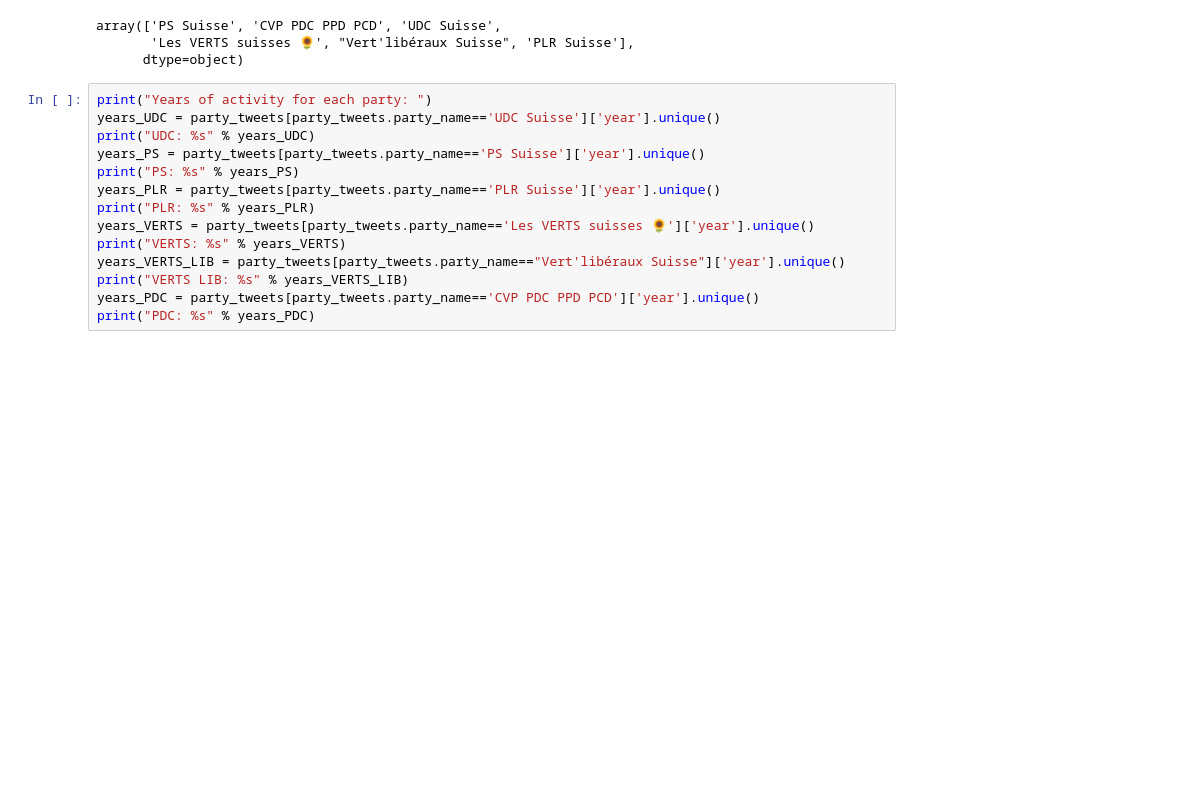
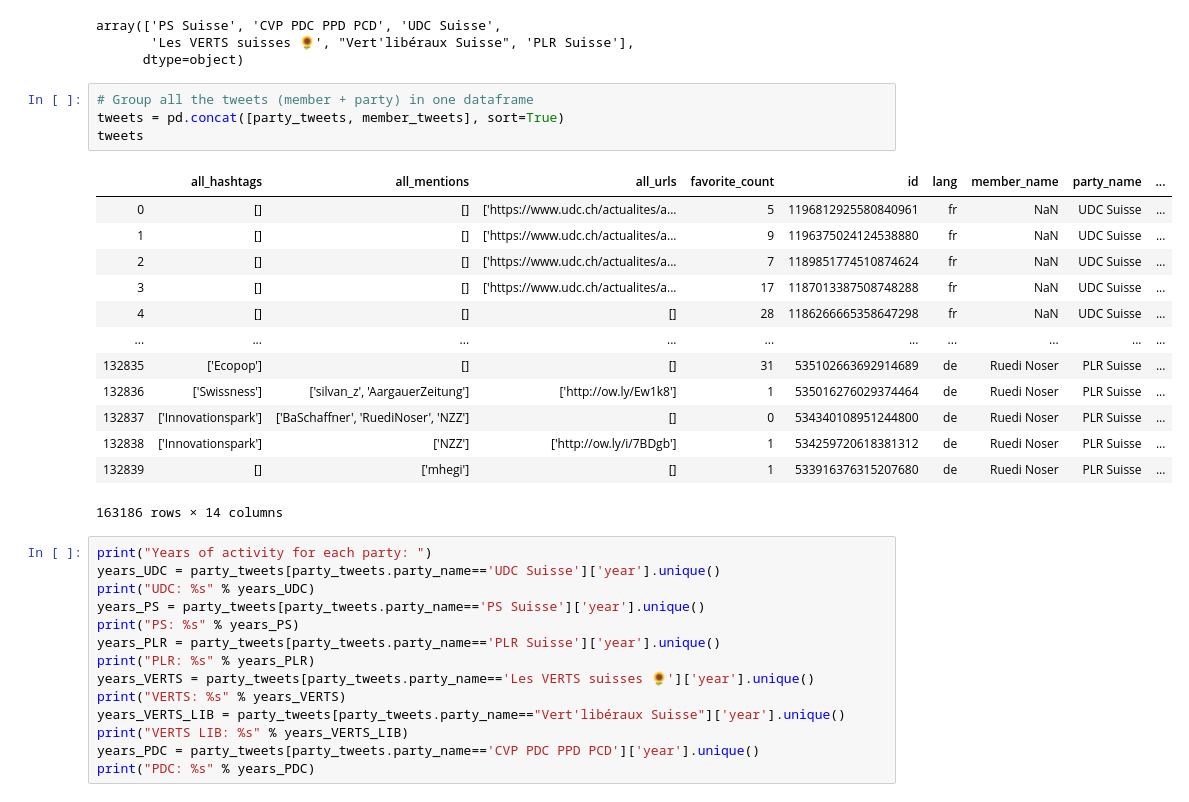
Before and after one commit to ArthurVignon/ADA_project, a Jupyter notebook: tweets_analysis.ipynb, the cells around one changed output. Saved outputs shown, nothing was run; the diff lists cells and outputs as text; blank space fills up the shorter version.

Commit message:
Put all the tweets in one dataframe

```diff
--- a/tweets_analysis.ipynb
+++ b/tweets_analysis.ipynb
@@ -74,6 +74,24 @@ member_tweets['party_name'].unique()
 array(['PS Suisse', 'CVP PDC PPD PCD', 'UDC Suisse',
        'Les VERTS suisses 🌻', "Vert'libéraux Suisse", 'PLR Suisse'],
       dtype=object)
+# %%
+# Group all the tweets (member + party) in one dataframe
+tweets = pd.concat([party_tweets, member_tweets], sort=True)
+tweets
+# %% [output]
+|  | all_hashtags | all_mentions | all_urls | favorite_count | id | lang | member_name | party_name | ... |
+| 0 | [] | [] | ['https://www.udc.ch/actualites/a... | 5 | 1196812925580840961 | fr | NaN | UDC Suisse | ... |
+| 1 | [] | [] | ['https://www.udc.ch/actualites/a... | 9 | 1196375024124538880 | fr | NaN | UDC Suisse | ... |
+| 2 | [] | [] | ['https://www.udc.ch/actualites/a... | 7 | 1189851774510874624 | fr | NaN | UDC Suisse | ... |
+| 3 | [] | [] | ['https://www.udc.ch/actualites/a... | 17 | 1187013387508748288 | fr | NaN | UDC Suisse | ... |
+| 4 | [] | [] | [] | 28 | 1186266665358647298 | fr | NaN | UDC Suisse | ... |
+| ... | ... | ... | ... | ... | ... | ... | ... | ... | ... |
+| 132835 | ['Ecopop'] | [] | [] | 31 | 535102663692914689 | de | Ruedi Noser | PLR Suisse | ... |
+| 132836 | ['Swissness'] | ['silvan_z', 'AargauerZeitung'] | ['http://ow.ly/Ew1k8'] | 1 | 535016276029374464 | de | Ruedi Noser | PLR Suisse | ... |
+| 132837 | ['Innovationspark'] | ['BaSchaffner', 'RuediNoser', 'NZZ'] | [] | 0 | 534340108951244800 | de | Ruedi Noser | PLR Suisse | ... |
+| 132838 | ['Innovationspark'] | ['NZZ'] | ['http://ow.ly/i/7BDgb'] | 1 | 534259720618381312 | de | Ruedi Noser | PLR Suisse | ... |
+| 132839 | [] | ['mhegi'] | [] | 1 | 533916376315207680 | de | Ruedi Noser | PLR Suisse | ... |
+163186 rows × 14 columns
 # %%
 print("Years of activity for each party: ")
 years_UDC = party_tweets[party_tweets.party_name=='UDC Suisse']['year'].unique()
```
Also changed, not shown: parts of 6 cells of this notebook.
